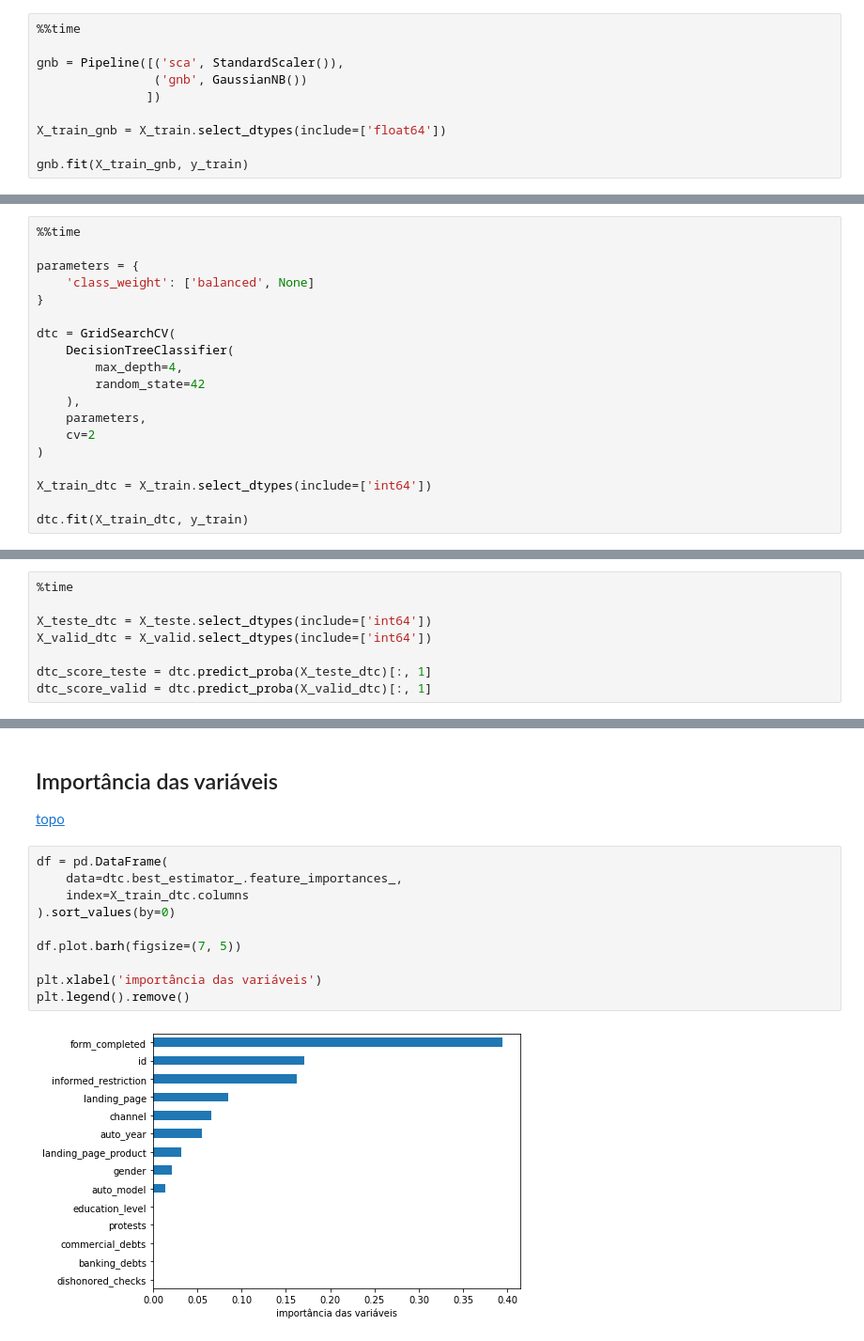
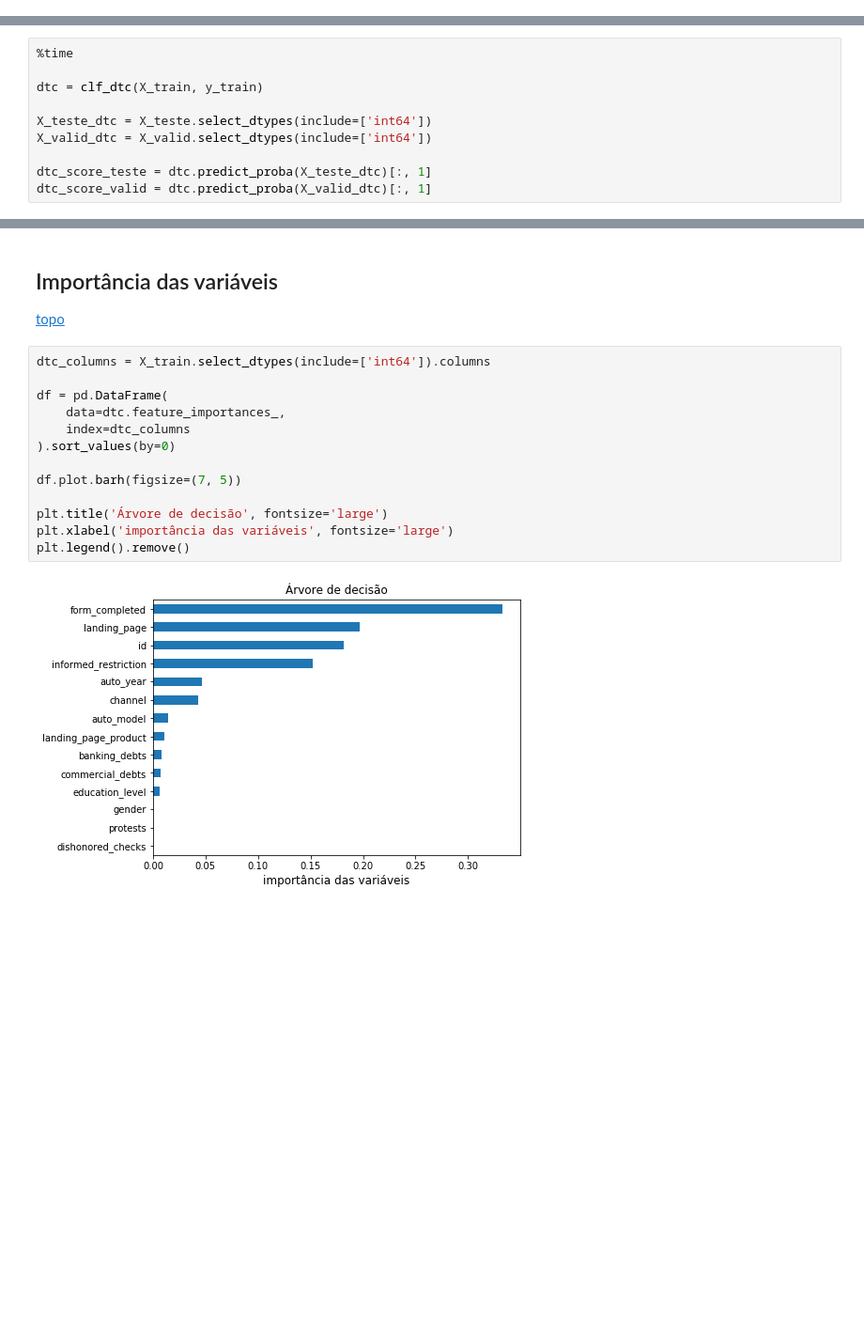
Before and after one commit to jruizvar/creditas, a Jupyter notebook: notebook/modelo_de_credito.ipynb, the cells around one changed output, grey strips where cells are left out. Shown at 94% size. Saved outputs shown, nothing was run; the diff lists cells and outputs as text; blank space fills up the shorter version.

```diff
--- a/notebook/modelo_de_credito.ipynb
+++ b/notebook/modelo_de_credito.ipynb
@@ -256,13 +184,3 @@ Wall time: 107 ms
 ### Gaussian naive bayes
 
 [topo](#home)
-# %%
-%%time
-
-gnb = Pipeline([('sca', StandardScaler()),
-                ('gnb', GaussianNB())
-               ])
-
-X_train_gnb = X_train.select_dtypes(include=['float64'])
-
-gnb.fit(X_train_gnb, y_train)
@@ -291,22 +203,3 @@ Wall time: 10.6 ms
 ### Árvore de decisão
 
 [topo](#home)
-# %%
-%%time
-
-parameters = {
-    'class_weight': ['balanced', None]
-}
-
-dtc = GridSearchCV(
-    DecisionTreeClassifier(
-        max_depth=4,
-        random_state=42
-    ),
-    parameters,
-    cv=2
-)
-
-X_train_dtc = X_train.select_dtypes(include=['int64'])
-
-dtc.fit(X_train_dtc, y_train)
@@ -332,5 +206,7 @@ GridSearchCV(cv=2, error_score='raise-deprecating',
 # %%
 %time
+
+dtc = clf_dtc(X_train, y_train)
 
 X_teste_dtc = X_teste.select_dtypes(include=['int64'])
 X_valid_dtc = X_valid.select_dtypes(include=['int64'])
@@ -401,14 +293,17 @@ plot_roc(y_valid, clf_score_valid, label='Stacking Model', ax=ax);
 
 [topo](#home)
 # %%
+dtc_columns = X_train.select_dtypes(include=['int64']).columns
+
 df = pd.DataFrame(
-    data=dtc.best_estimator_.feature_importances_,
-    index=X_train_dtc.columns
+    data=dtc.feature_importances_,
+    index=dtc_columns
 ).sort_values(by=0)
 
 df.plot.barh(figsize=(7, 5))
 
-plt.xlabel('importância das variáveis')
+plt.title('Árvore de decisão', fontsize='large')
+plt.xlabel('importância das variáveis', fontsize='large')
 plt.legend().remove()
 # %% [output]
-[figure, old version]
+[figure, new version]
```
Also changed, not shown: parts of 28 cells of this notebook, 7 other files.
